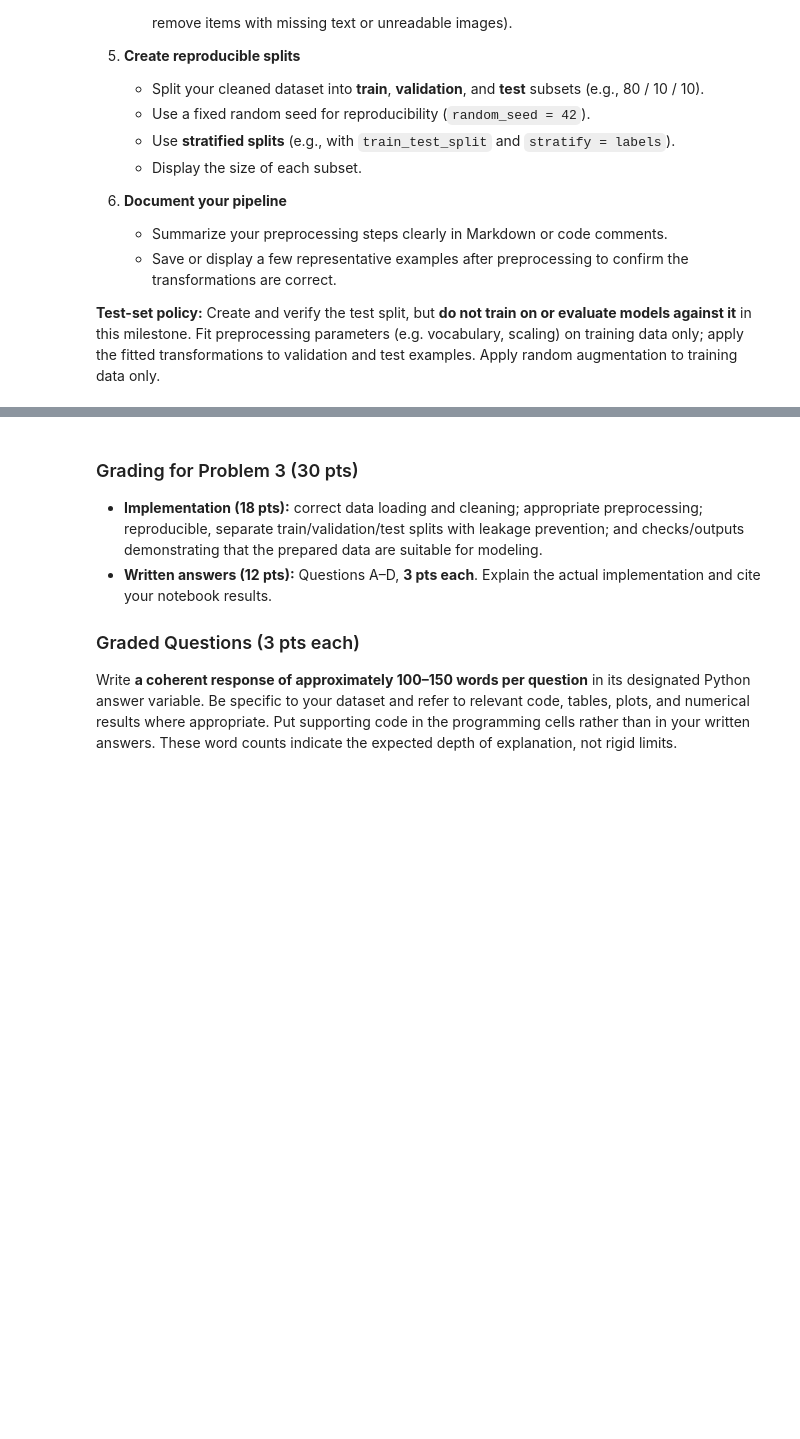
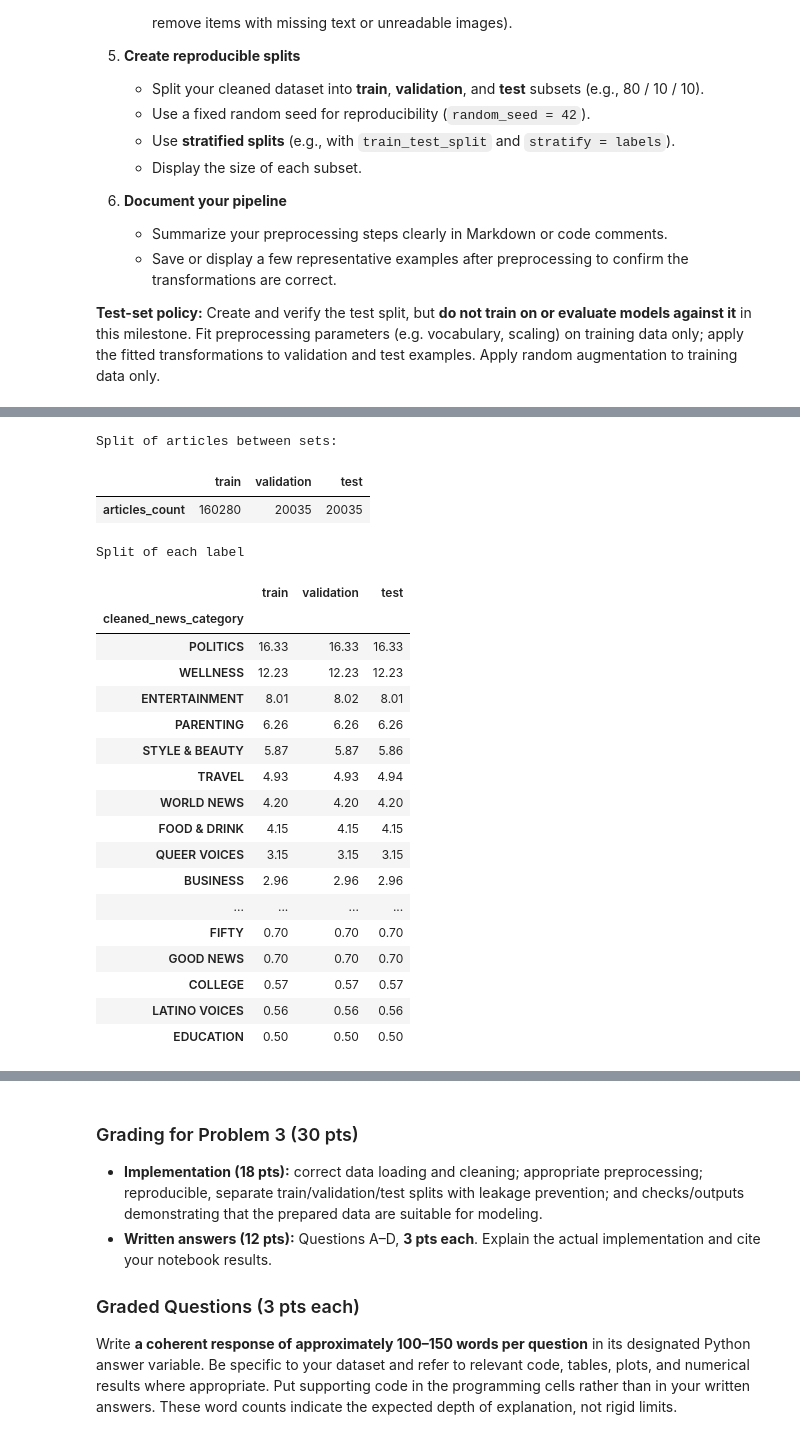
Before and after one commit to raffwh/dx703_hw, a Jupyter notebook: notebooks/Final_Project_Milestone_1.ipynb, the cells around one changed output, grey strips where cells are left out. Saved outputs shown, nothing was run; the diff lists cells and outputs as text; code cells hidden in the pictures; blank space fills up the shorter version.

```diff
--- a/notebooks/Final_Project_Milestone_1.ipynb
+++ b/notebooks/Final_Project_Milestone_1.ipynb
@@ -813,0 +1269,55 @@ Implement the **data preparation and preprocessing steps** that you proposed in
+# %%
+##### •••••• ####
+##### REVIEWING THE SPLIT
+#
+
+
+split_sizes = pd.Series({
+    "train": len(df_train),
+    "validation": len(df_val),
+    "test": len(df_test)
+}).to_frame("articles_count")
+
+
+
+split_category_pct = (
+    pd.concat(
+        {
+            "train": df_train[NEWS_CATEGORY].value_counts(normalize=True),
+            "validation": df_val[NEWS_CATEGORY].value_counts(normalize=True),
+            "test": df_test[NEWS_CATEGORY].value_counts(normalize=True)
+        },
+        axis=1
+    )
+    .fillna(0)
+    .mul(100)
+    .round(2)
+)
+print("Split of articles between sets:")
+display(split_sizes.T)
+
+print("Split of each label")
+display(split_category_pct)
+# %% [output]
+Split of articles between sets:
+|  | train | validation | test |
+| articles_count | 160280 | 20035 | 20035 |
+Split of each label
+|  | train | validation | test |
+| cleaned_news_category |  |  |  |
+| POLITICS | 16.33 | 16.33 | 16.33 |
+| WELLNESS | 12.23 | 12.23 | 12.23 |
+| ENTERTAINMENT | 8.01 | 8.02 | 8.01 |
+| PARENTING | 6.26 | 6.26 | 6.26 |
+| STYLE & BEAUTY | 5.87 | 5.87 | 5.86 |
+| TRAVEL | 4.93 | 4.93 | 4.94 |
+| WORLD NEWS | 4.20 | 4.20 | 4.20 |
+| FOOD & DRINK | 4.15 | 4.15 | 4.15 |
+| QUEER VOICES | 3.15 | 3.15 | 3.15 |
+| BUSINESS | 2.96 | 2.96 | 2.96 |
+| ... | ... | ... | ... |
+| FIFTY | 0.70 | 0.70 | 0.70 |
+| GOOD NEWS | 0.70 | 0.70 | 0.70 |
+| COLLEGE | 0.57 | 0.57 | 0.57 |
+| LATINO VOICES | 0.56 | 0.56 | 0.56 |
+| EDUCATION | 0.50 | 0.50 | 0.50 |
```
Also changed, not shown: parts of 41 cells of this notebook, 2 other files.
